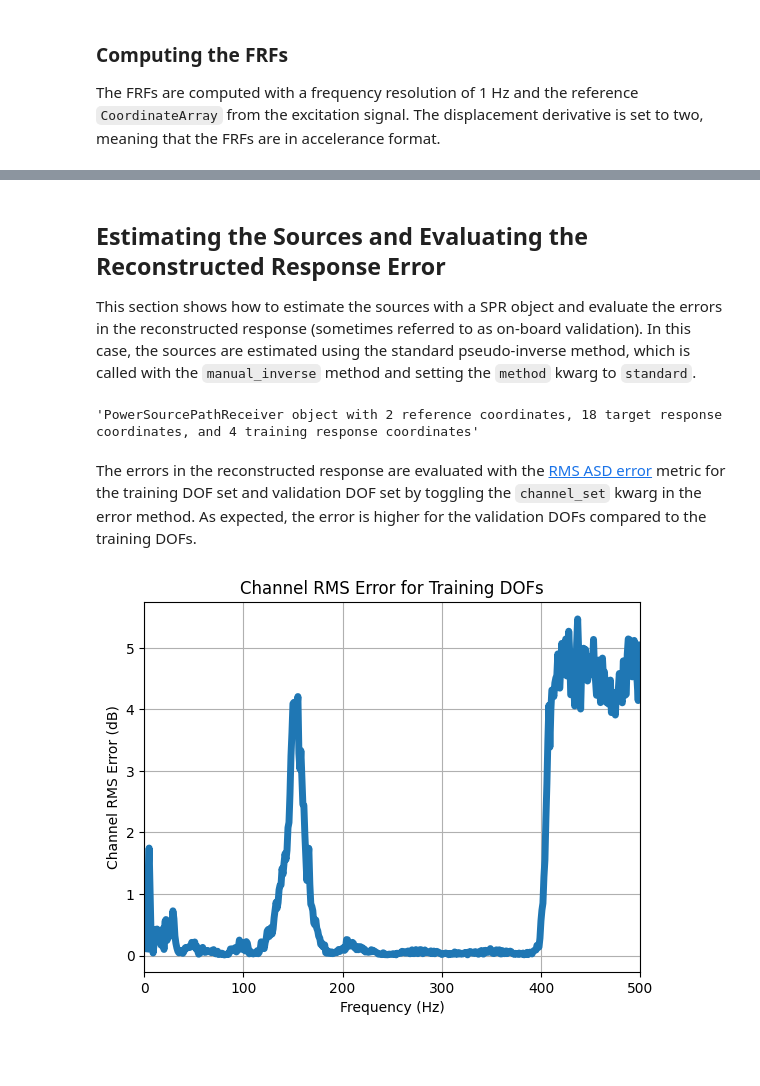
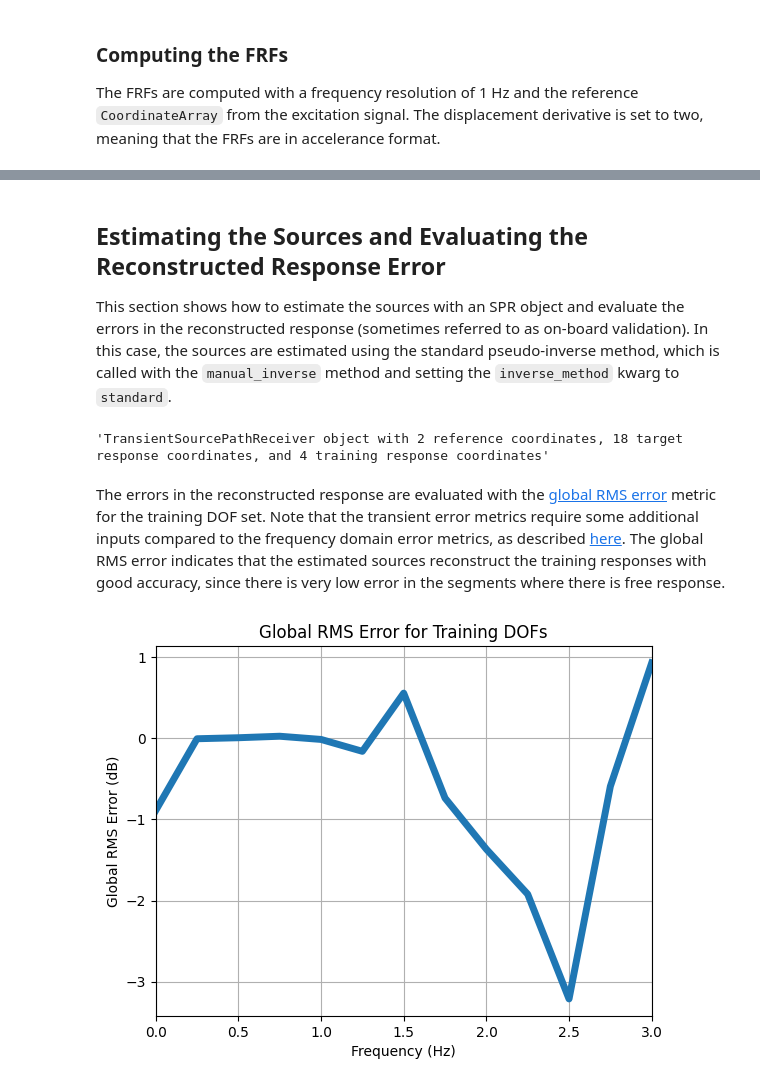
Before and after one commit to sandialabs/forcefinder, a Jupyter notebook: docs/theory_api_documentation/spr_utilization_transient_metrics.ipynb, the cells around one changed output, grey strips where cells are left out. Cells and saved outputs as stored; diff of their text form; code cells hidden in the pictures; blank space fills up the shorter version.

Commit message:
Continued the example for the transient error metrics.

```diff
--- a/docs/theory_api_documentation/spr_utilization_transient_metrics.ipynb
+++ b/docs/theory_api_documentation/spr_utilization_transient_metrics.ipynb
@@ -149,7 +143,5 @@ The frequency content of the SPR object is trimmed to the 1-500 Hz frequency ran
 # %%
 training_response_dofs = sdpy.coordinate_array(node=[102,104,106,108], direction=3)
 
-example_spr = ff.PowerSourcePathReceiver(frfs=frfs, target_response=cpsd_response,
+example_spr = ff.TransientSourcePathReceiver(frfs=frfs, target_response=time_response,
                                 training_response_coordinate=training_response_dofs)
-
-example_spr.extract_elements_by_abscissa(min_abscissa=1)
@@ -200,18 +148,21 @@ ax.set_ylim(bottom=1e-1);
 # %% [markdown]
 ## Estimating the Sources and Evaluating the Reconstructed Response Error
-This section shows how to estimate the sources with a SPR object and evaluate the errors in the reconstructed response (sometimes referred to as on-board validation). In this case, the sources are estimated using the standard pseudo-inverse method, which is called with the `manual_inverse` method and setting the `method` kwarg to `standard`.
+This section shows how to estimate the sources with an SPR object and evaluate the errors in the reconstructed response (sometimes referred to as on-board validation). In this case, the sources are estimated using the standard pseudo-inverse method, which is called with the `manual_inverse` method and setting the `inverse_method` kwarg to `standard`.
 # %%
-example_spr.manual_inverse(method='standard')
+example_spr.manual_inverse(inverse_method='standard')
 # %% [output]
-'PowerSourcePathReceiver object with 2 reference coordinates, 18 target response coordinates, and 4 training response coordinates'
+'TransientSourcePathReceiver object with 2 reference coordinates, 18 target response coordinates, and 4 training response coordinates'
 # %% [markdown]
-The errors in the reconstructed response are evaluated with the [RMS ASD error](sec:rms_asd_error) metric for the training DOF set and validation DOF set by toggling the `channel_set` kwarg in the error method. As expected, the error is higher for the validation DOFs compared to the training DOFs.
+The errors in the reconstructed response are evaluated with the [global RMS error](sec:global_rms_error) metric for the training DOF set. Note that the transient error metrics require some additional inputs compared to the frequency domain error metrics, as described [here](sec:transient_error_metrics). The global RMS error indicates that the estimated sources reconstruct the training responses with good accuracy, since there is very low error in the segments where there is free response.
 # %%
-ax = example_spr.rms_asd_error(channel_set='training').plot(plot_kwargs={'linewidth':5})
-ax.set_ylabel('Channel RMS Error (dB)')
+global_error = example_spr.global_rms_error(channel_set='training',
+                                            frame_length=0.5, # seconds
+                                            overlap=0.5)
+ax = global_error.plot(plot_kwargs={'linewidth':5})
+ax.set_ylabel('Global RMS Error (dB)')
 ax.set_xlabel('Frequency (Hz)')
-ax.set_title('Channel RMS Error for Training DOFs')
+ax.set_title('Global RMS Error for Training DOFs')
 ax.grid()
-ax.set_xlim(left=0, right=500);
+ax.set_xlim(left=0, right=3);
 # %% [output]
-[figure, old version]
+[figure, new version]
```
Also changed, not shown: parts of 27 cells of this notebook, 3 other files.
